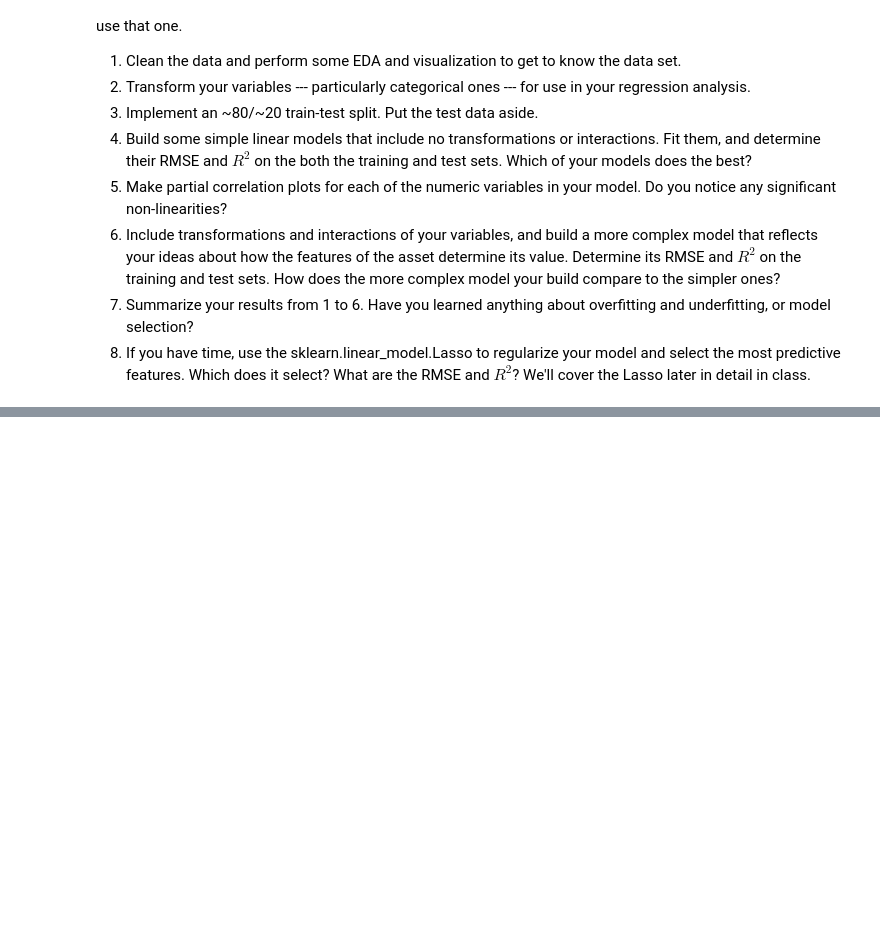
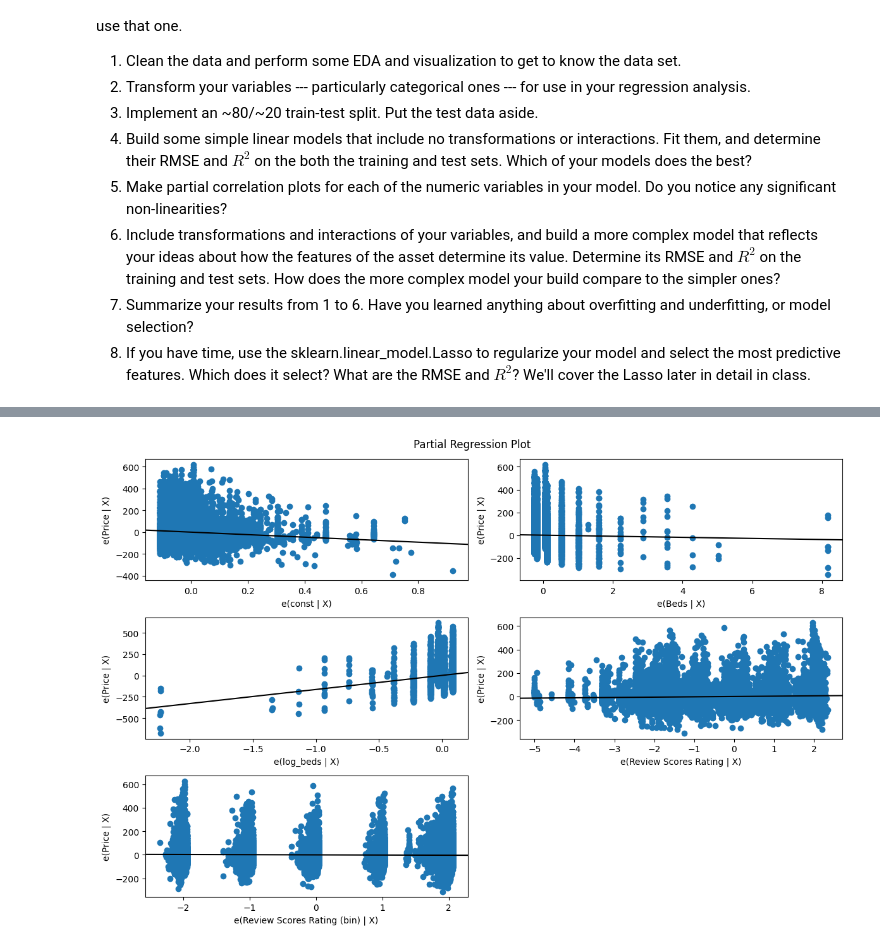
Before and after one commit to dylanmulieri/linear_models, a Jupyter notebook: lab/lab.ipynb, the cells around one changed output, grey strips where cells are left out. Cells and saved outputs as stored; diff of their text form; code cells hidden in the pictures; blank space fills up the shorter version.

```diff
--- a/lab/lab.ipynb
+++ b/lab/lab.ipynb
@@ -152,0 +327,52 @@ array([ nan,  96., 100.,  94.,  90.,  98.,  93.,  91.,  97.,  95.,  99.,
+# %%
+# 5
+'''
+Make partial correlation plots for each of the numeric variables in your model.
+Do you notice any significant non-linearities?
+'''
+
+# Import packages
+
+import statsmodels.api as sm
+from statsmodels.graphics.regressionplots import plot_partregress_grid
+
+# Establish numeric columns
+numeric_cols = df.select_dtypes(include=[np.number]).columns.tolist()
+numeric_cols
+
+# Remove the taregt variables
+numeric_cols.remove("Price")
+numeric_cols.remove("log_price")
+numeric_cols
+
+# Limit amount of variables for readability
+preferred_numeric_cols = [
+    "Beds",
+    "log_beds",
+    "Review Scores Rating",
+    "Review Scores Rating (bin)"
+]
+
+# Build statsmodels OLS model for partial regression plots
+X_partial = df[preferred_numeric_cols]
+y_partial = df["Price"]
+
+# Add intercept
+X_partial = sm.add_constant(X_partial)
+
+# Fit OLS model
+partial_model = sm.OLS(y_partial, X_partial).fit()
+
+# partial regression plots
+fig = plt.figure(figsize=(12, 8))
+plot_partregress_grid(partial_model, fig=fig)
+plt.tight_layout()
+plt.show()
+
+'''
+Both variables for review scores show notable nonlinearity, but that makes sense.
+Good or bad experiences can come from rentals of all prices, so price should not be related.
+Beds shows notable nonlinearity, and log_beds corrects that a bit.
+'''
+# %% [output]
+[figure, added]
```
Also changed, not shown: parts of 7 cells of this notebook.
